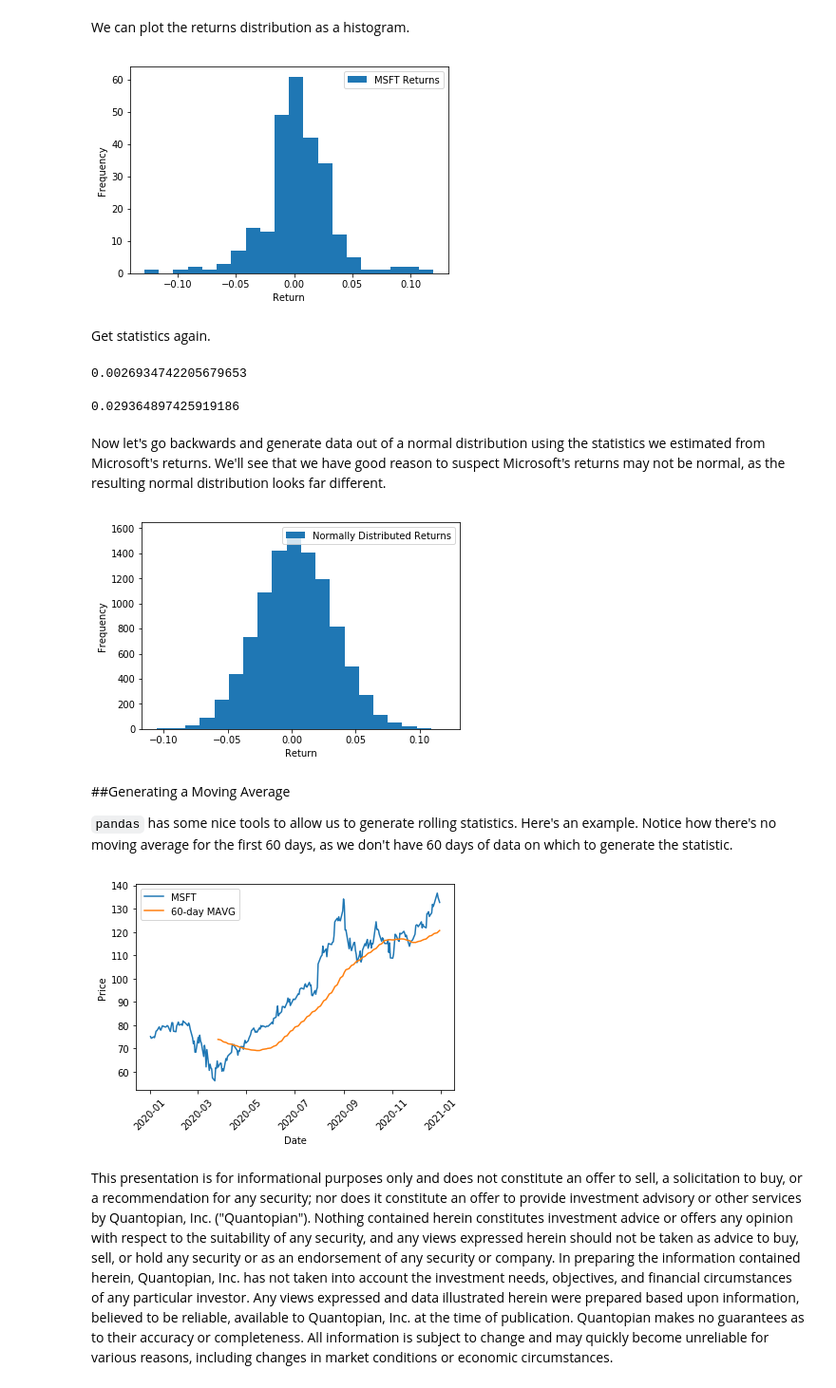
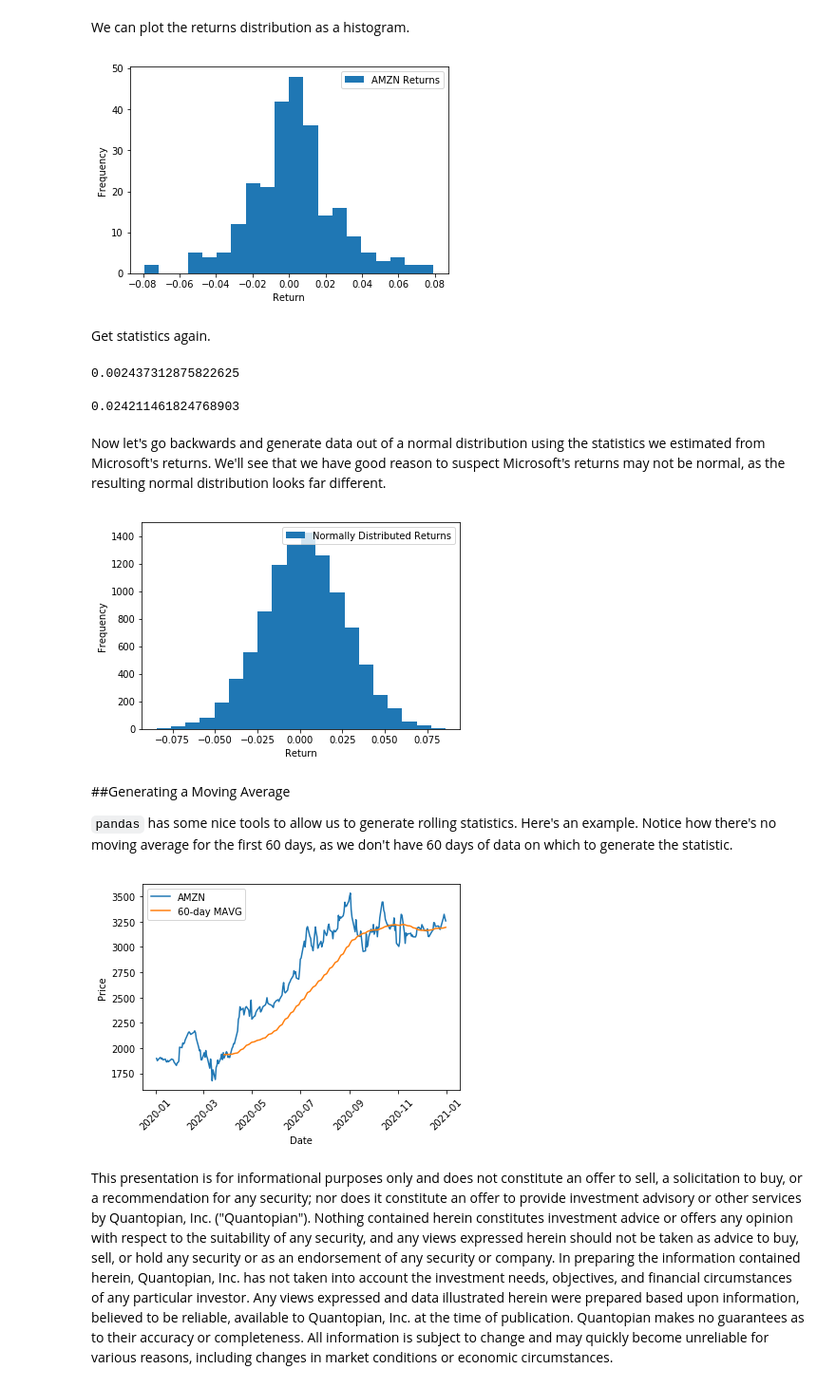
Before and after one commit to jzmendezl/MetNumUN2021I, a Jupyter notebook: Lab1/jzmendezlLecture1.ipynb, the cells around one changed output. Shown at 95% size. Saved outputs shown, nothing was run; the diff lists cells and outputs as text; code cells hidden in the pictures.

```diff
--- a/Lab1/jzmendezlLecture1.ipynb
+++ b/Lab1/jzmendezlLecture1.ipynb
@@ -260,5 +271,5 @@ Randomly sampled data can be great for testing ideas, but let's get some real da
 # Este no Funciona no ejecutar
 #data = get_pricing('MSFT', start_date='2012-1-1', end_date='2015-6-1')
 # %%
-data = pdr.get_data_yahoo('AAPL', start=datetime.datetime(2020,1,01),
+data = pdr.get_data_yahoo('AMZN', start=datetime.datetime(2020,1,01),
                          end=datetime.datetime(2021,1,01))
@@ -358,10 +412,10 @@ We can plot the returns distribution as a histogram.
 # %%
 plt.hist(V, bins=20)
 plt.xlabel('Return')
 plt.ylabel('Frequency')
-plt.legend(['MSFT Returns']);
+plt.legend(['AMZN Returns']);
 # %% [output]
-[figure, old version]
+[figure, new version]
 # %% [markdown]
 Get statistics again.
 # %%
@@ -369,13 +423,13 @@ Get statistics again.
 # %%
 np.mean(V)
 # %% [output]
-0.0026934742205679653
+0.002437312875822625
 # %%
 #np.std(R)
 # %%
 np.std(V)
 # %% [output]
-0.029364897425919186
+0.024211461824768903
 # %% [markdown]
 Now let's go backwards and generate data out of a normal distribution using the statistics we estimated from Microsoft's returns. We'll see that we have good reason to suspect Microsoft's returns may not be normal, as the resulting normal distribution looks far different.
 # %%
@@ -390,7 +444,7 @@ plt.xlabel('Return')
 plt.ylabel('Frequency')
 plt.legend(['Normally Distributed Returns']);
 # %% [output]
-[figure, old version]
+[figure, new version]
 # %% [markdown]
 ##Generating a Moving Average
 
@@ -410,8 +464,8 @@ plt.plot(MAVG.index, MAVG.values)
 plt.ylabel('Price')
 plt.xlabel('Date')
 plt.xticks(rotation = 45)
-plt.legend(['MSFT', '60-day MAVG']);
+plt.legend(['AMZN', '60-day MAVG']);
 # %% [output]
-[figure, old version]
+[figure, new version]
 # %% [markdown]
 This presentation is for informational purposes only and does not constitute an offer to sell, a solicitation to buy, or a recommendation for any security; nor does it constitute an offer to provide investment advisory or other services by Quantopian, Inc. ("Quantopian"). Nothing contained herein constitutes investment advice or offers any opinion with respect to the suitability of any security, and any views expressed herein should not be taken as advice to buy, sell, or hold any security or as an endorsement of any security or company. In preparing the information contained herein, Quantopian, Inc. has not taken into account the investment needs, objectives, and financial circumstances of any particular investor. Any views expressed and data illustrated herein were prepared based upon information, believed to be reliable, available to Quantopian, Inc. at the time of publication. Quantopian makes no guarantees as to their accuracy or completeness. All information is subject to change and may quickly become unreliable for various reasons, including changes in market conditions or economic circumstances.
```
Also changed, not shown: parts of 27 cells of this notebook, 12 other files.
